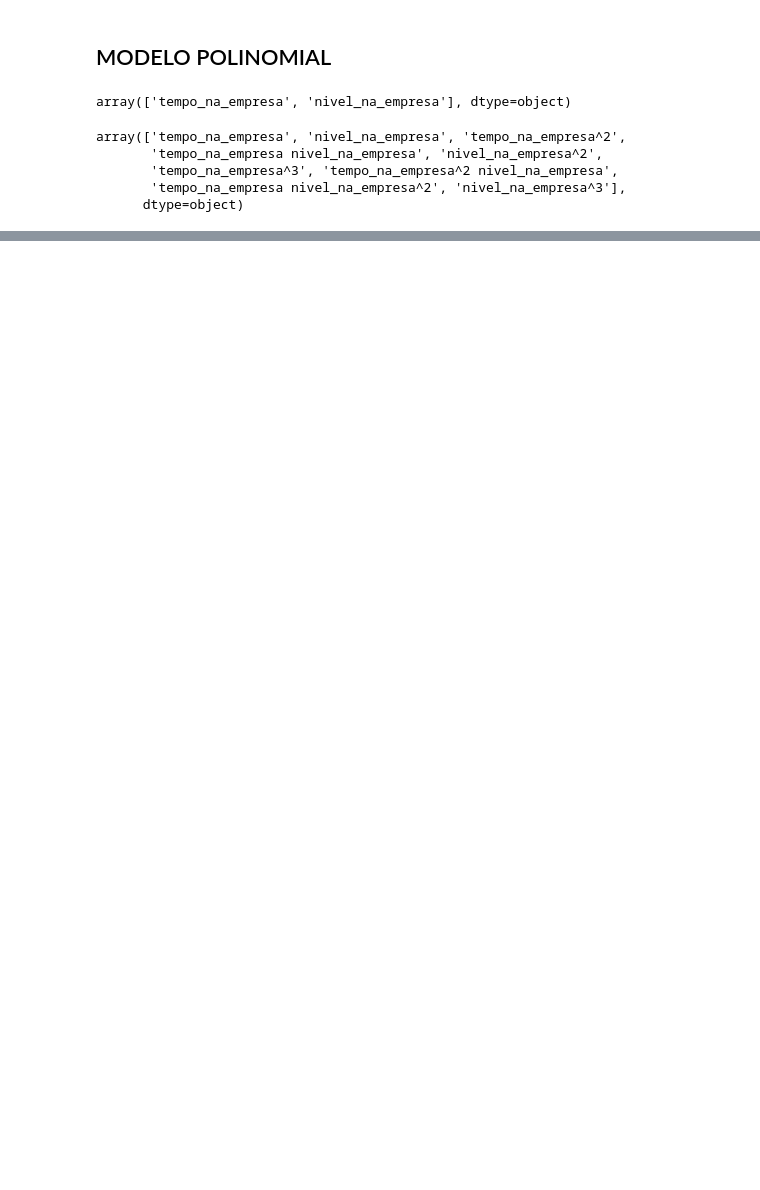
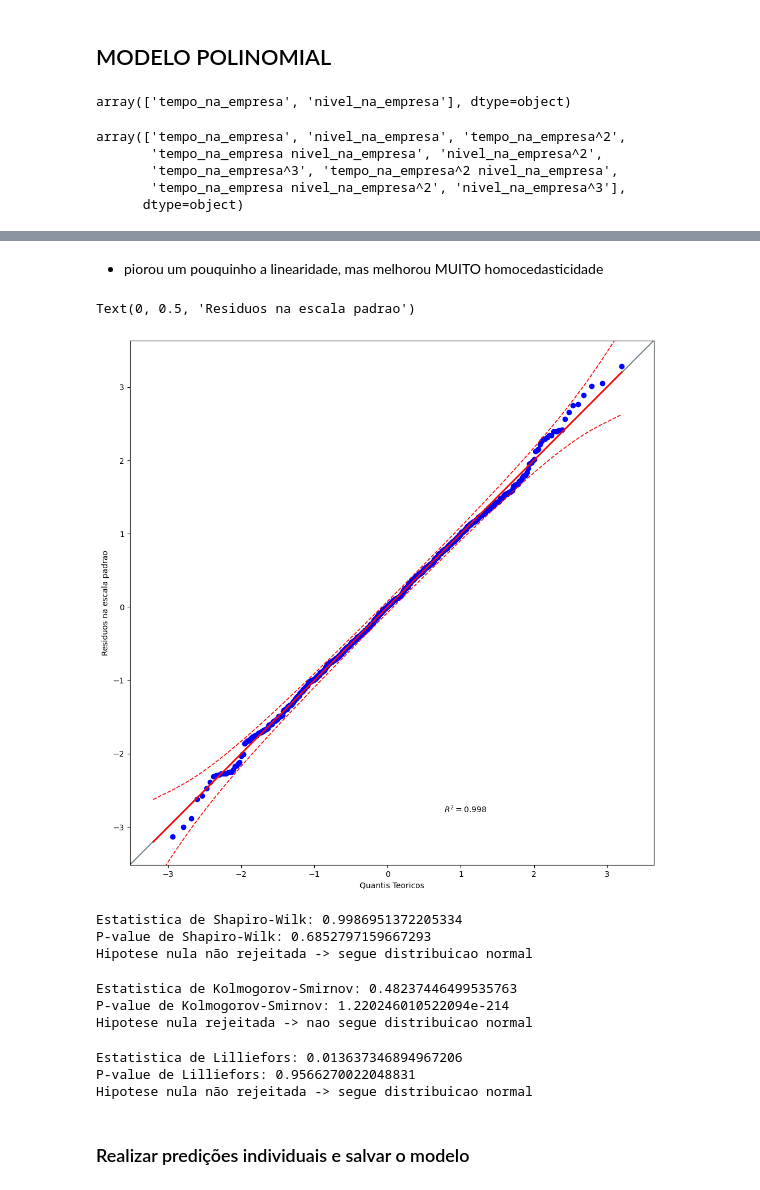
Before and after one commit to danieuuul/ia_polynomial_regression, a Jupyter notebook: modelo_salario.ipynb, the cells around one changed output, grey strips where cells are left out. Cells and saved outputs as stored; diff of their text form; code cells hidden in the pictures; blank space fills up the shorter version.

```diff
--- a/modelo_salario.ipynb
+++ b/modelo_salario.ipynb
@@ -454,0 +612,73 @@ for grau in graus_polynomial:
+# %% [markdown]
+- piorou um pouquinho a linearidade, mas melhorou MUITO homocedasticidade
+# %%
+# Checar se os residuos seguem uma distribuicao normal
+# QQ Plot
+
+import pingouin as pg
+
+plt.figure(figsize=(20,12))
+pg.qqplot(residuous_std, dist='norm', confidence=0.95)
+plt.xlabel('Quantis Teoricos')
+plt.ylabel('Residuos na escala padrao')
+# %% [output]
+Text(0, 0.5, 'Residuos na escala padrao')
+[figure, added]
+# %%
+# Testes estatisticos de residuos
+
+# Teste de Normalidade de Shapiro-Wilk
+
+from scipy.stats import shapiro
+stat, p = shapiro(residuous_std)
+
+stat_shapiro, p_value_shapiro = shapiro(residuos)
+
+print(f'Estatistica de Shapiro-Wilk: {stat_shapiro}')
+print(f'P-value de Shapiro-Wilk: {p_value_shapiro}')
+
+if p_value_shapiro < 0.05:
+    print('Hipotese nula rejeitada -> nao segue distribuicao normal')
+else:
+    print('Hipotese nula não rejeitada -> segue distribuicao normal')
+# %% [output]
+Estatistica de Shapiro-Wilk: 0.9986951372205334
+P-value de Shapiro-Wilk: 0.6852797159667293
+Hipotese nula não rejeitada -> segue distribuicao normal
+# %%
+# Teste de Normalidade de Kolmogorov-Smirnov
+from scipy.stats import kstest
+
+stat_kstest, p_value_kstest = kstest(residuos, 'norm')
+
+print(f'Estatistica de Kolmogorov-Smirnov: {stat_kstest}')
+print(f'P-value de Kolmogorov-Smirnov: {p_value_kstest}')
+
+if p_value_kstest < 0.05:
+  print('Hipotese nula rejeitada -> nao segue distribuicao normal')
+else:
+  print('Hipotese nula não rejeitada -> segue distribuicao normal')
+# %% [output]
+Estatistica de Kolmogorov-Smirnov: 0.48237446499535763
+P-value de Kolmogorov-Smirnov: 1.220246010522094e-214
+Hipotese nula rejeitada -> nao segue distribuicao normal
+# %%
+# Teste de Normalidade de Lilliefors
+
+from statsmodels.stats.diagnostic import lilliefors
+
+stat_lilliefors, p_value_lilliefors = lilliefors(residuos, dist='norm', pvalmethod='table')
+
+print(f'Estatistica de Lilliefors: {stat_lilliefors}')
+print(f'P-value de Lilliefors: {p_value_lilliefors}')
+
+if p_value_lilliefors < 0.05:
+  print('Hipotese nula rejeitada -> nao segue distribuicao normal')
+else:
+  print('Hipotese nula não rejeitada -> segue distribuicao normal')
+# %% [output]
+Estatistica de Lilliefors: 0.013637346894967206
+P-value de Lilliefors: 0.9566270022048831
+Hipotese nula não rejeitada -> segue distribuicao normal
+# %% [markdown]
+### Realizar predições individuais e salvar o modelo
```
Also changed, not shown: parts of 12 cells of this notebook, 3 other files.
